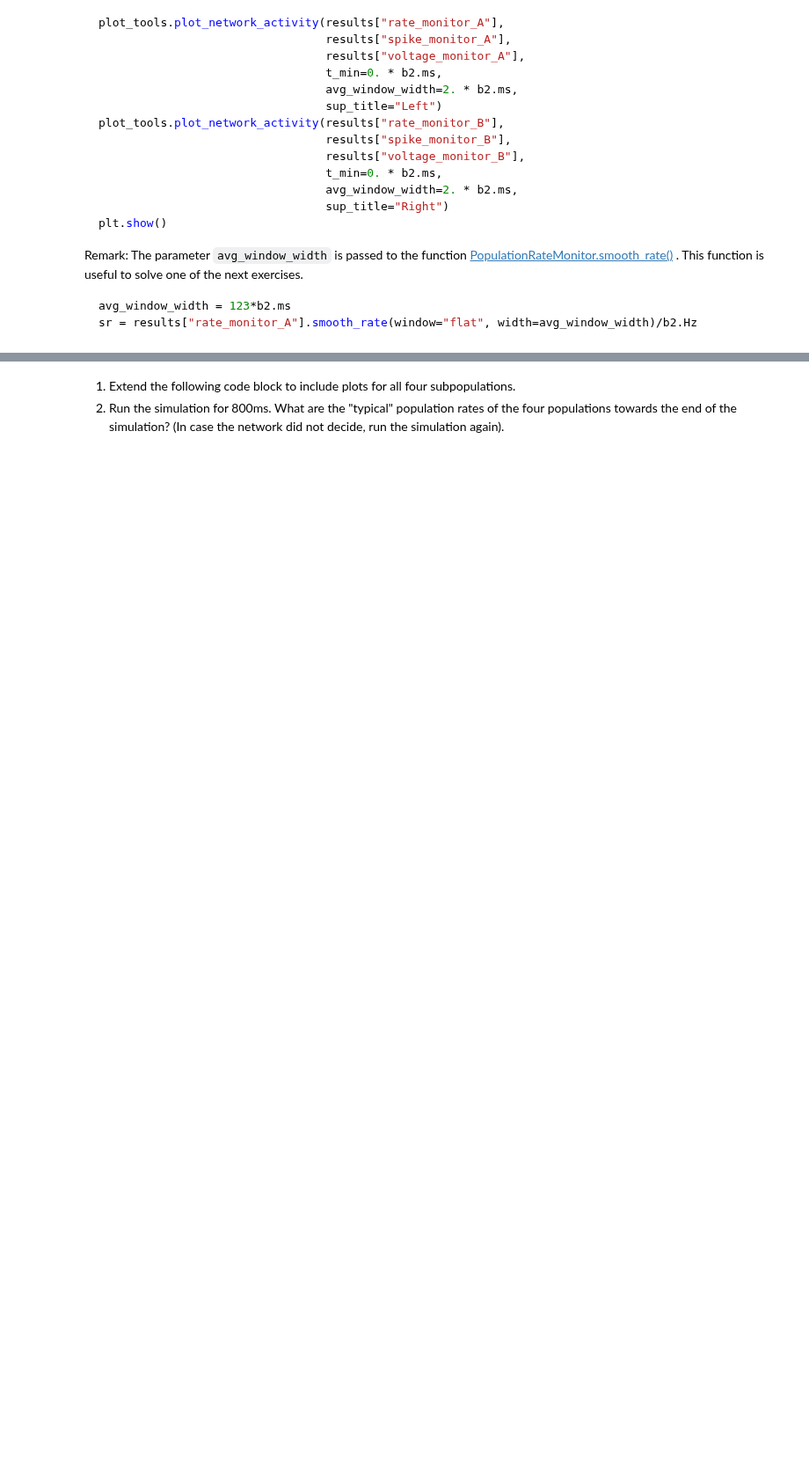
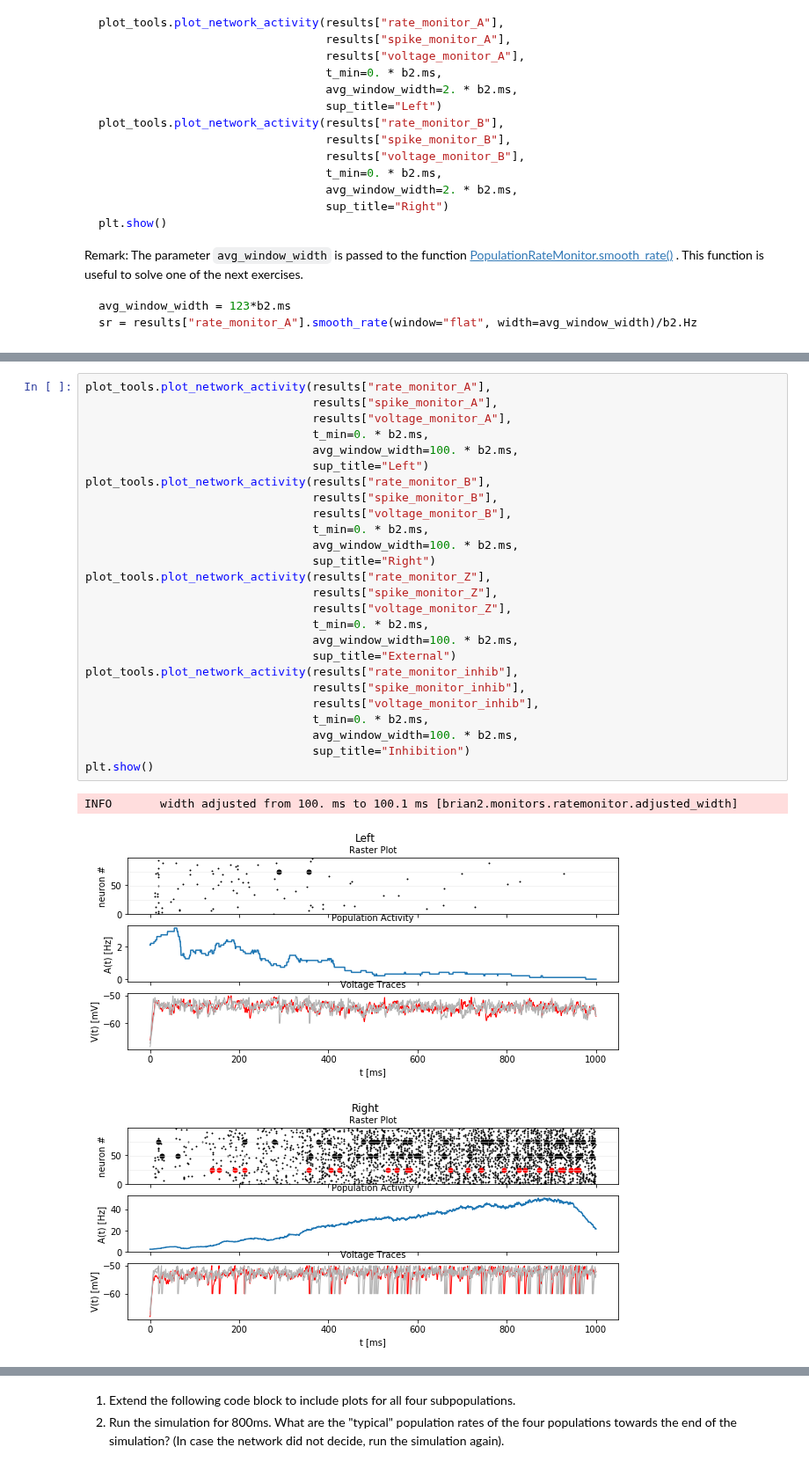
Before and after one commit to mackelab/msne-lsmlsda-2019, a Jupyter notebook: your-code/Project4_AlNi/04_decision_making.ipynb, the cells around one changed output, grey strips where cells are left out. Shown at 88% size. Saved outputs shown, nothing was run; the diff lists cells and outputs as text; blank space fills up the shorter version.

```diff
--- a/your-code/Project4_AlNi/04_decision_making.ipynb
+++ b/your-code/Project4_AlNi/04_decision_making.ipynb
@@ -82,0 +123,30 @@ sr = results["rate_monitor_A"].smooth_rate(window="flat", width=avg_window_width
+# %%
+plot_tools.plot_network_activity(results["rate_monitor_A"],
+                                 results["spike_monitor_A"],
+                                 results["voltage_monitor_A"],
+                                 t_min=0. * b2.ms,
+                                 avg_window_width=100. * b2.ms,
+                                 sup_title="Left")
+plot_tools.plot_network_activity(results["rate_monitor_B"],
+                                 results["spike_monitor_B"],
+                                 results["voltage_monitor_B"],
+                                 t_min=0. * b2.ms,
+                                 avg_window_width=100. * b2.ms,
+                                 sup_title="Right")
+plot_tools.plot_network_activity(results["rate_monitor_Z"],
+                                 results["spike_monitor_Z"],
+                                 results["voltage_monitor_Z"],
+                                 t_min=0. * b2.ms,
+                                 avg_window_width=100. * b2.ms,
+                                 sup_title="External")
+plot_tools.plot_network_activity(results["rate_monitor_inhib"],
+                                 results["spike_monitor_inhib"],
+                                 results["voltage_monitor_inhib"],
+                                 t_min=0. * b2.ms,
+                                 avg_window_width=100. * b2.ms,
+                                 sup_title="Inhibition")
+plt.show()
+# %% [output]
+INFO       width adjusted from 100. ms to 100.1 ms [brian2.monitors.ratemonitor.adjusted_width]
+[figure, added]
+[figure, added]
```
Also changed, not shown: parts of 10 cells of this notebook.
